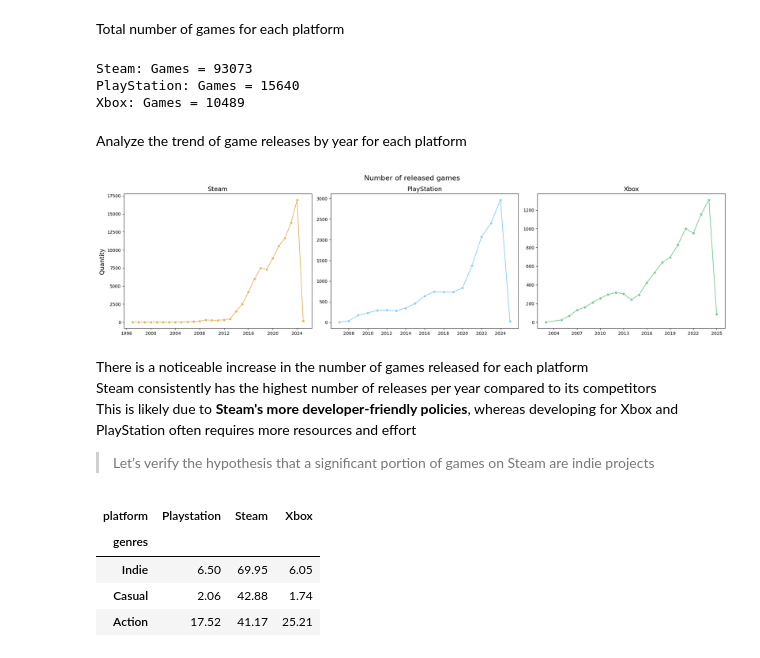
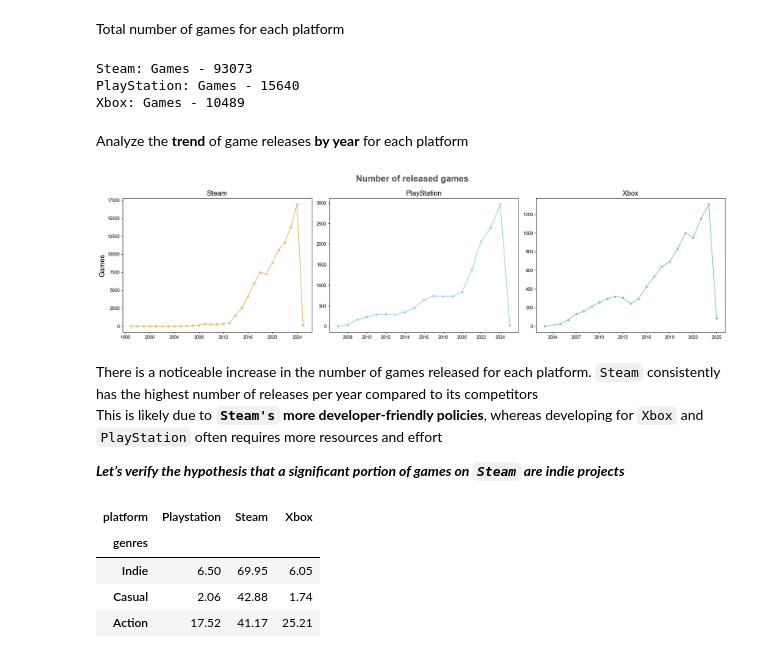
Before and after one commit to Smipe-a/gamestatshub, a Jupyter notebook: analysis/overview.ipynb, the cells around one changed output. Saved outputs shown, nothing was run; the diff lists cells and outputs as text; code cells hidden in the pictures.

```diff
--- a/analysis/overview.ipynb
+++ b/analysis/overview.ipynb
@@ -62,48 +63,49 @@ games_df[PLATFORMS[0]].head(3)
 Total number of games for each platform
 # %%
 for platform in PLATFORMS:
-    print(f'{platform.capitalize().replace("s", "S")}: Games = {games_df[platform].shape[0]}')
+    print(f'{platform.capitalize().replace("s", "S")}: Games - {games_df[platform].shape[0]}')
 # %% [output]
-Steam: Games = 93073
-PlayStation: Games = 15640
-Xbox: Games = 10489
+Steam: Games - 93073
+PlayStation: Games - 15640
+Xbox: Games - 10489
 # %% [markdown]
-Analyze the trend of game releases by year for each platform
+Analyze the **trend** of game releases **by year** for each platform
 # %%
+plt.rcParams['font.family'] = 'Arial'
 fig, axes = plt.subplots(1, 3, figsize=(20, 5))
+
 for ax, color, platform in zip(axes, COLORS, PLATFORMS):
     releases = (
         games_df[platform]
         .release_date.dt.year
         .value_counts()
         .reset_index()
         .rename(columns={'count': 'quantity'})
     )
 
     sns.lineplot(x=releases.release_date, y=releases.quantity,
                  ax=ax, color=color, marker='o')
 
     ax.xaxis.set_major_locator(plt.MaxNLocator(integer=True))
 
-    ax.set_title(platform.capitalize().replace('s', 'S'), fontsize=14)
+    ax.set_title(platform.capitalize().replace('s', 'S'), fontsize=16)
     ax.set_xlabel('')
 
-axes[0].set_ylabel('Quantity', fontsize=14)
+axes[0].set_ylabel('Games', fontsize=16)
 axes[1].set_ylabel('')
 axes[2].set_ylabel('')
 
-fig.text(.5, 1.02, 'Number of released games',
-         ha='center', va='center', fontsize=16)
+fig.text(.5, 1.04, 'Number of released games',
+         ha='center', va='center', fontsize=20, weight='bold', alpha=.7)
 
 plt.tight_layout()
 # %% [output]
-[figure, old version]
+[figure, new version]
 # %% [markdown]
-There is a noticeable increase in the number of games released for each platform
-Steam consistently has the highest number of releases per year compared to its competitors
-This is likely due to **Steam's more developer-friendly policies**, whereas developing for Xbox and PlayStation often requires more resources and effort
+There is a noticeable increase in the number of games released for each platform. `Steam` consistently has the highest number of releases per year compared to its competitors
+This is likely due to **`Steam's` more developer-friendly policies**, whereas developing for `Xbox` and `PlayStation` often requires more resources and effort
 
-> Let’s verify the hypothesis that a significant portion of games on Steam are indie projects
+***Let’s verify the hypothesis that a significant portion of games on `Steam` are indie projects***
 # %%
 # Refine data preprocessing: standardize genre names
 # to a unified format and remove irrelevant categories
```
Also changed, not shown: parts of 18 cells of this notebook, 7 other files.
